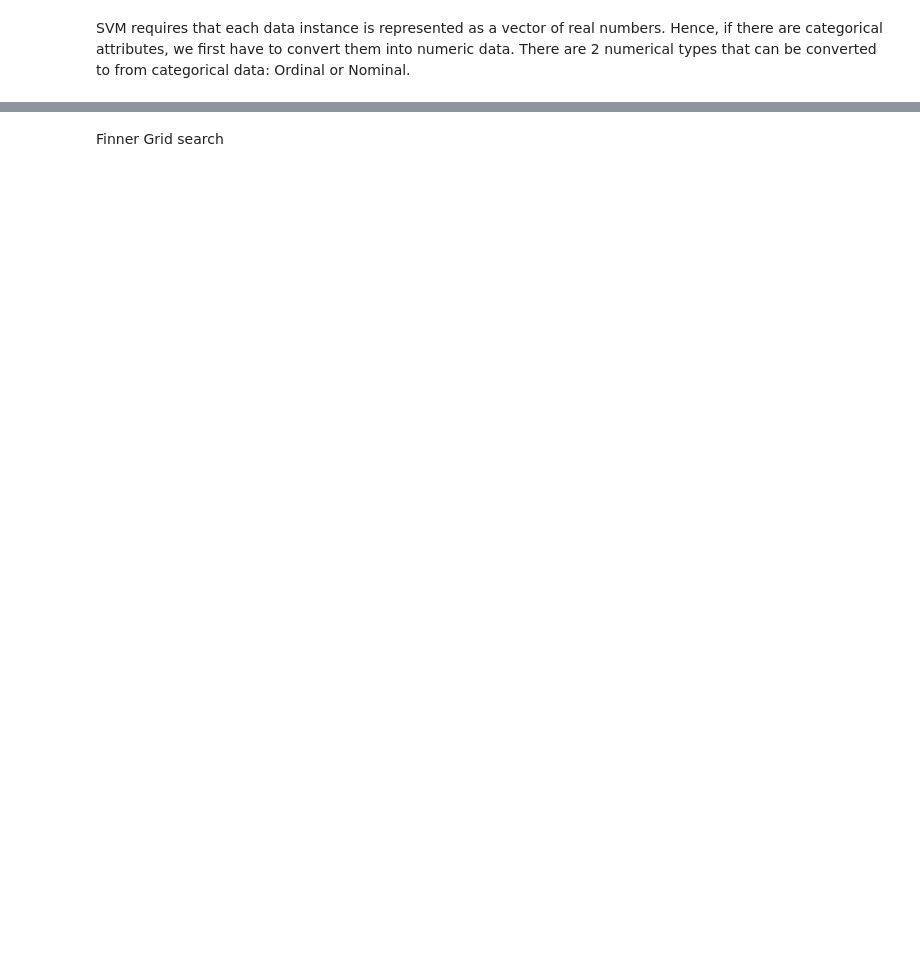
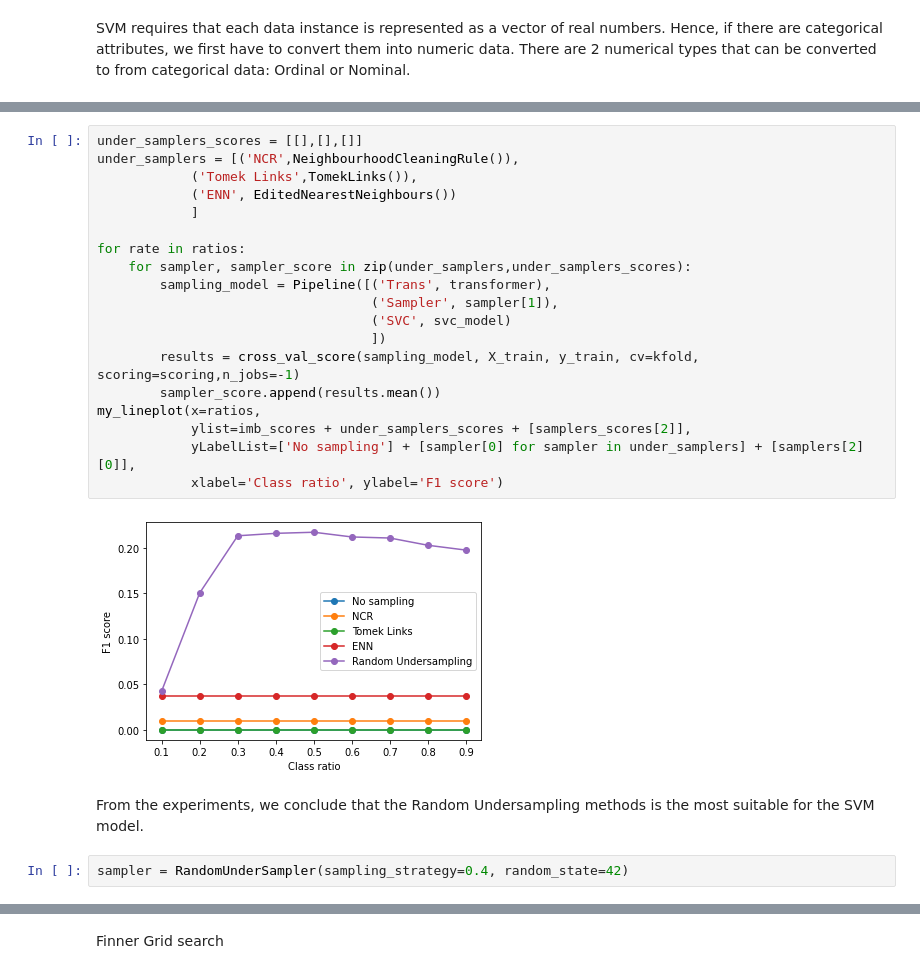
Before and after one commit to LapTQ/IT31903_123220_Group18_Stroke-prediction, a Jupyter notebook: svm.ipynb, the cells around one changed output, grey strips where cells are left out. Saved outputs shown, nothing was run; the diff lists cells and outputs as text; blank space fills up the shorter version.

```diff
--- a/svm.ipynb
+++ b/svm.ipynb
@@ -237,0 +264,25 @@ my_lineplot(x=ratios, y1=avg_imb_scores, y2=avg_smote_scores, label1='Without SM
+# %%
+under_samplers_scores = [[],[],[]]
+under_samplers = [('NCR',NeighbourhoodCleaningRule()),
+            ('Tomek Links',TomekLinks()),
+            ('ENN', EditedNearestNeighbours())
+            ]
+
+for rate in ratios:
+    for sampler, sampler_score in zip(under_samplers,under_samplers_scores):
+        sampling_model = Pipeline([('Trans', transformer),
+                                   ('Sampler', sampler[1]),
+                                   ('SVC', svc_model)
+                                   ])
+        results = cross_val_score(sampling_model, X_train, y_train, cv=kfold, scoring=scoring,n_jobs=-1)
+        sampler_score.append(results.mean())
+my_lineplot(x=ratios,
+            ylist=imb_scores + under_samplers_scores + [samplers_scores[2]],
+            yLabelList=['No sampling'] + [sampler[0] for sampler in under_samplers] + [samplers[2][0]],
+            xlabel='Class ratio', ylabel='F1 score')
+# %% [output]
+[figure, added]
+# %% [markdown]
+From the experiments, we conclude that the Random Undersampling methods is the most suitable for the SVM model.
+# %%
+sampler = RandomUnderSampler(sampling_strategy=0.4, random_state=42)
```
Also changed, not shown: parts of 25 cells of this notebook.
